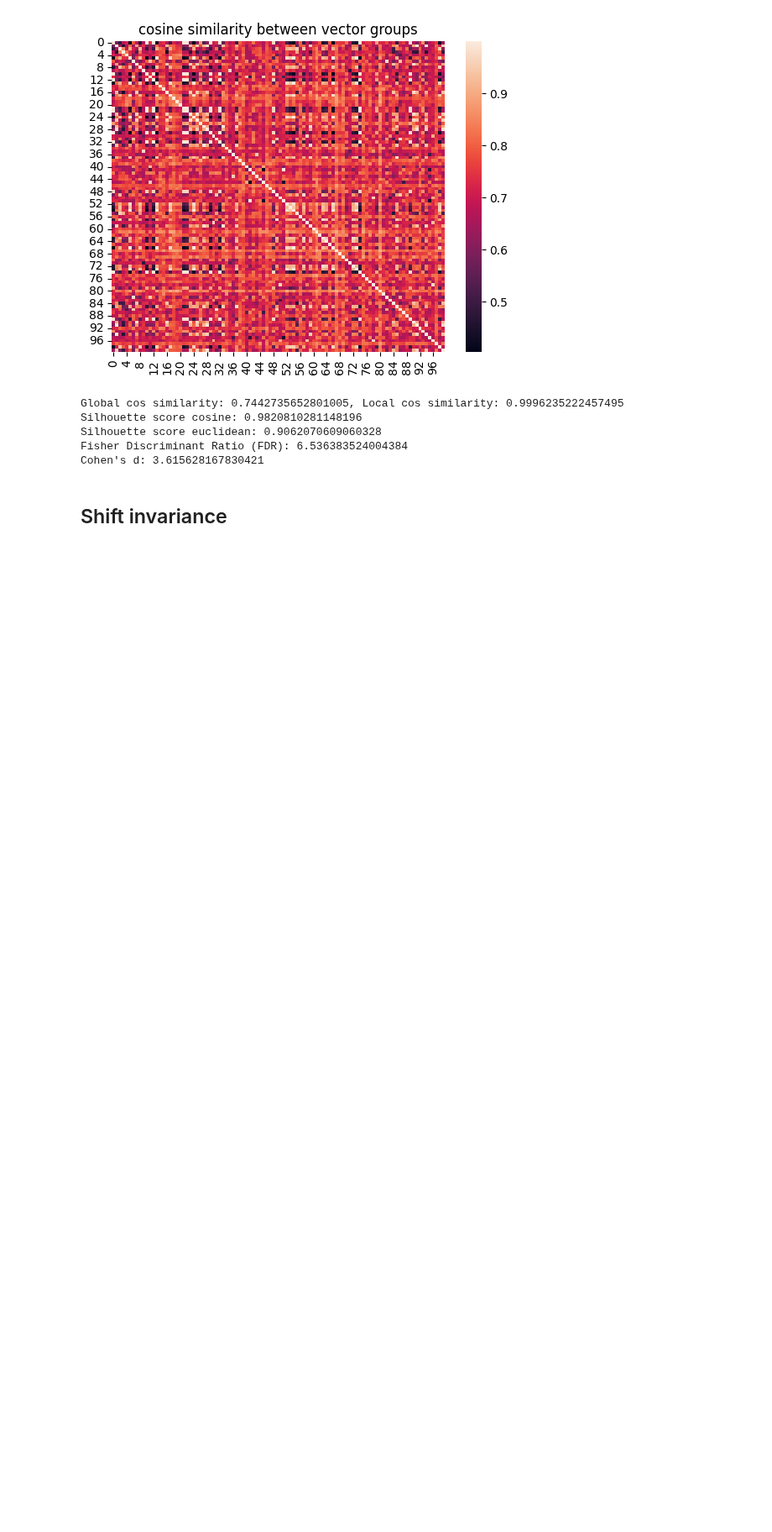
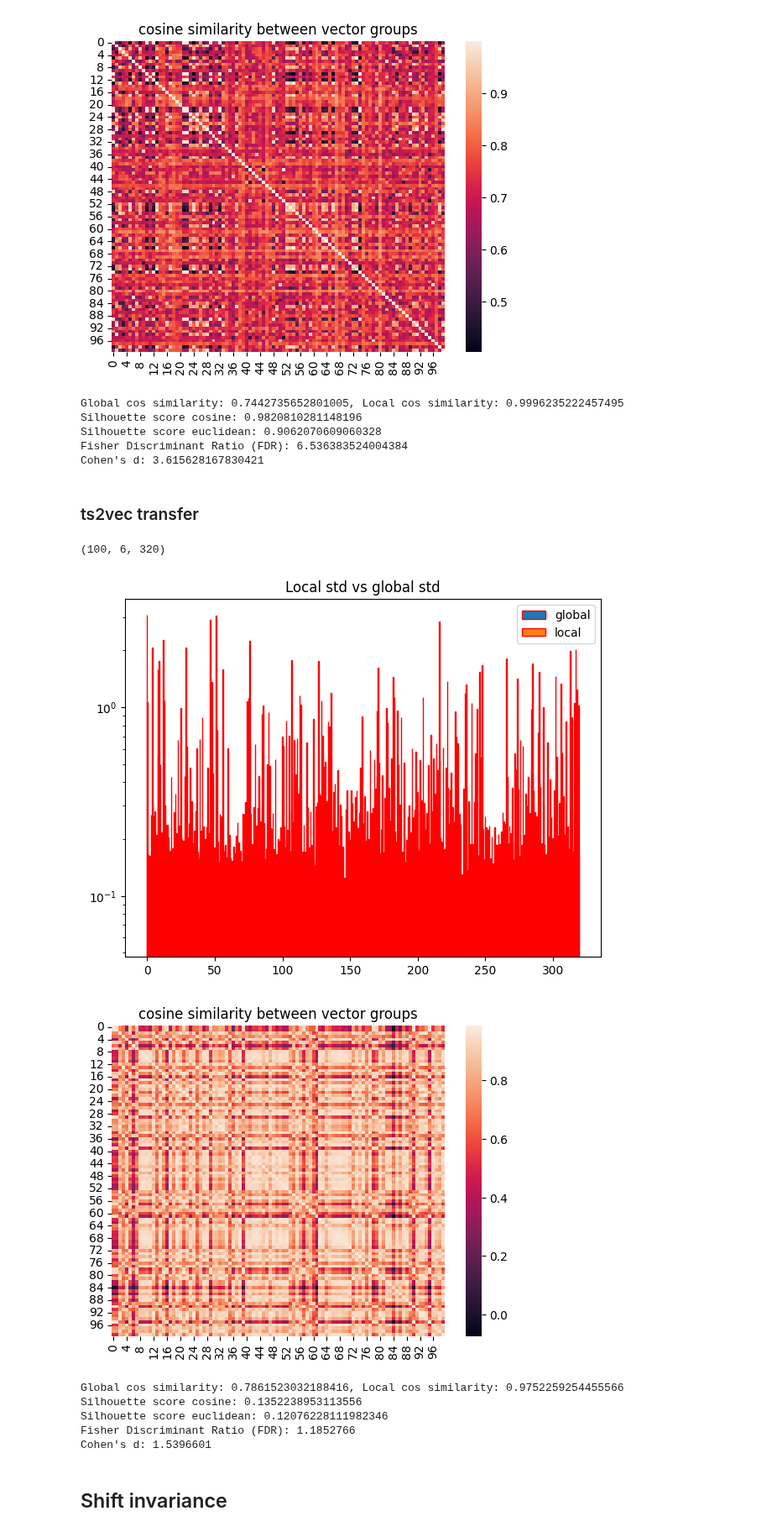
Before and after one commit to krzysztof-m-w/time-series-invariance, a Jupyter notebook: notebooks/evaluations/evaluate_embeddings.ipynb, the cells around one changed output. Shown at 84% size. Cells and saved outputs as stored; diff of their text form; code cells hidden in the pictures; blank space fills up the shorter version.

Commit message:
evaluate transferred ts2vec

```diff
--- a/notebooks/evaluate_embeddings.ipynb
+++ b/notebooks/evaluations/evaluate_embeddings.ipynb
@@ -325,6 +329,23 @@ Silhouette score cosine: 0.9820810281148196
 Silhouette score euclidean: 0.9062070609060328
 Fisher Discriminant Ratio (FDR): 6.536383524004384
 Cohen's d: 3.615628167830421
+# %% [markdown]
+### ts2vec transfer
+# %%
+embeddings = np.load("notebooks/evaluations/data/ts2vec_embeddings_shrunk.npy")
+embeddings.shape
+# %% [output]
+(100, 6, 320)
+# %%
+test_embeddings_quality(embeddings)
+# %% [output]
+[figure, added]
+[figure, added]
+Global cos similarity: 0.7861523032188416, Local cos similarity: 0.9752259254455566
+Silhouette score cosine: 0.1352238953113556
+Silhouette score euclidean: 0.12076228111982346
+Fisher Discriminant Ratio (FDR): 1.1852766
+Cohen's d: 1.5396601
 # %% [markdown]
 ## Shift invariance
 # %% [markdown]
```
Also changed, not shown: parts of 6 cells of this notebook, 2 other files.
